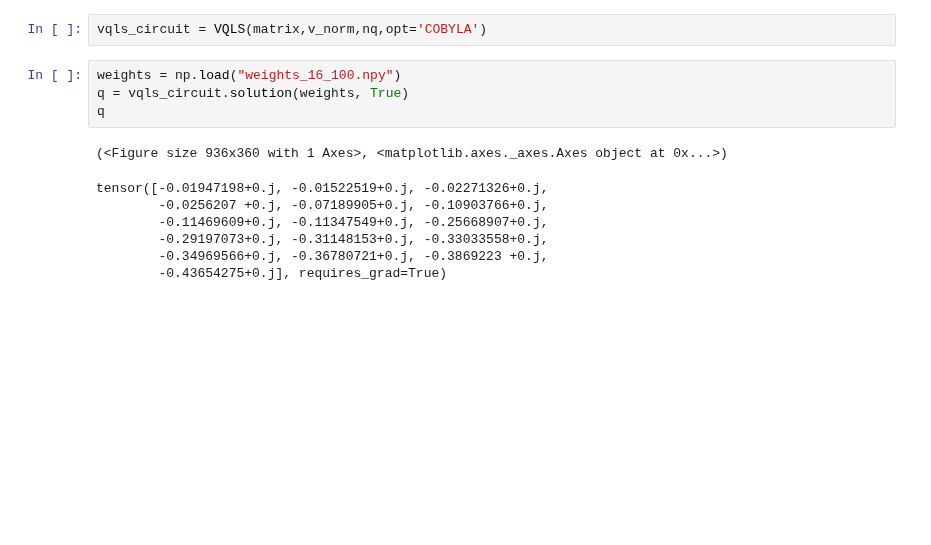
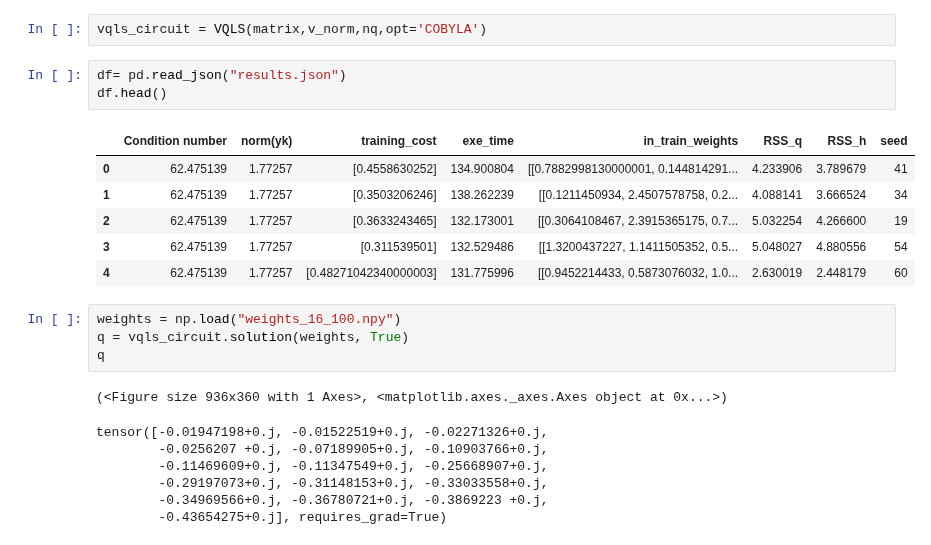
Before and after one commit to inajetovic/Variational-Quantum-Splines, a Jupyter notebook: test_weighted.ipynb, the cells around one changed output. Cells and saved outputs as stored; diff of their text form; blank space fills up the shorter version.

```diff
--- a/test_weighted.ipynb
+++ b/test_weighted.ipynb
@@ -65,5 +63,15 @@ norm(yk) 2.485214974779029
 # %%
 vqls_circuit = VQLS(matrix,v_norm,nq,opt='COBYLA')
+# %%
+df= pd.read_json("results.json")
+df.head()
+# %% [output]
+|  | Condition number | norm(yk) | training_cost | exe_time | in_train_weights | RSS_q | RSS_h | seed |
+| 0 | 62.475139 | 1.77257 | [0.4558630252] | 134.900804 | [[0.7882998130000001, 0.144814291... | 4.233906 | 3.789679 | 41 |
+| 1 | 62.475139 | 1.77257 | [0.3503206246] | 138.262239 | [[0.1211450934, 2.4507578758, 0.2... | 4.088141 | 3.666524 | 34 |
+| 2 | 62.475139 | 1.77257 | [0.3633243465] | 132.173001 | [[0.3064108467, 2.3915365175, 0.7... | 5.032254 | 4.266600 | 19 |
+| 3 | 62.475139 | 1.77257 | [0.311539501] | 132.529486 | [[1.3200437227, 1.1411505352, 0.5... | 5.048027 | 4.880556 | 54 |
+| 4 | 62.475139 | 1.77257 | [0.48271042340000003] | 131.775996 | [[0.9452214433, 0.5873076032, 1.0... | 2.630019 | 2.448179 | 60 |
 # %%
 weights = np.load("weights_16_100.npy")
 q = vqls_circuit.solution(weights, True)
```
Also changed, not shown: parts of 1 cell of this notebook, 2 other files.
